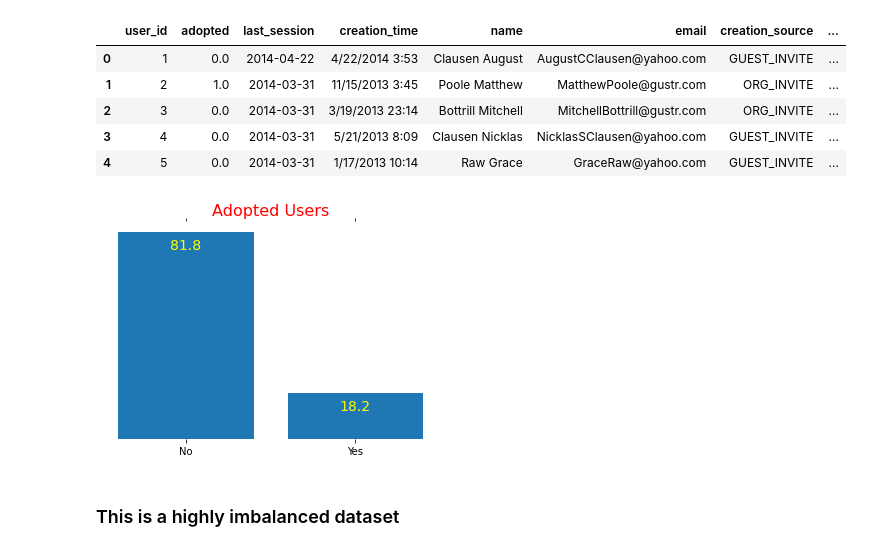
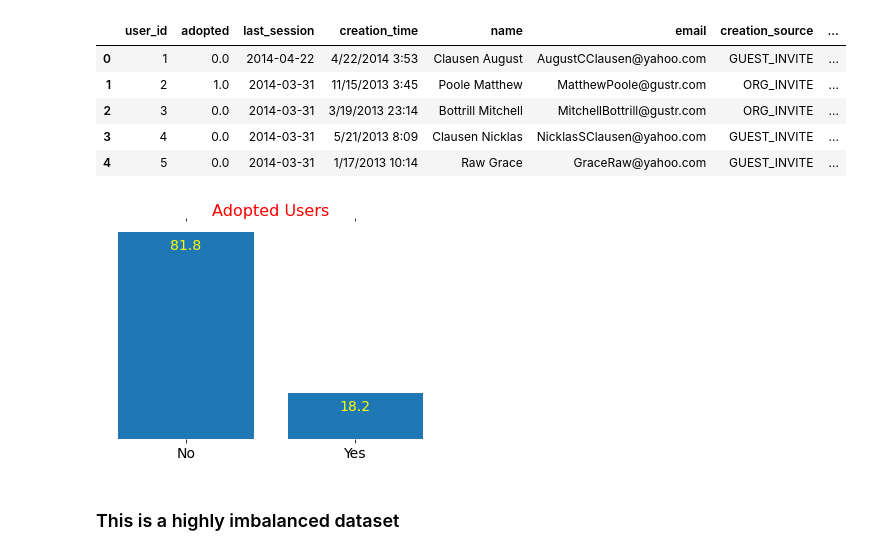
Before and after one commit to EnsiehBahrami/Mini-Projects, a Jupyter notebook: User_engagement/Relax.ipynb, the cells around one changed output. Drawn from its saved outputs; the diff is of its cells as text; code cells hidden in the pictures.

```diff
--- a/User_engagement/Relax.ipynb
+++ b/User_engagement/Relax.ipynb
@@ -255,26 +255,27 @@ df.head()
 # %%
 user_segmentation = round(100 *user_adoption.adopted.value_counts(normalize= True, dropna= False),1)
 user_segmentation = pd.DataFrame(user_segmentation).reset_index()
 user_segmentation.columns = ['adopted', 'percentage']
 user_segmentation.adopted.replace({1: 'Yes', 0: "No"}, inplace=True)
 
 bars= plt.bar(x= user_segmentation.adopted, height= user_segmentation.percentage)
 
 for spine in plt.gca().spines.values():
     spine.set_visible (False)
 
 plt.tick_params (top='off', bottom='off', left=False , right=False, labelleft=False, labelbottom='on')
 
 #direct label each bar with Y axis values
 for bar in bars:
     plt.gca().text( bar.get_x() + bar.get_width()/2 , bar.get_height()-7,
                    bar.get_height().round(2), ha='center', color='yellow', fontsize=14)
 
 
+plt.xticks(fontsize=14)
 plt.title('Adopted Users', fontsize=16,color='red')
 plt.show()
 # %% [output]
-[figure, old version]
+[figure, new version]
 # %% [markdown]
 ### This is a highly imbalanced dataset
 # %% [markdown]
```
Also changed, not shown: parts of 45 cells of this notebook.
